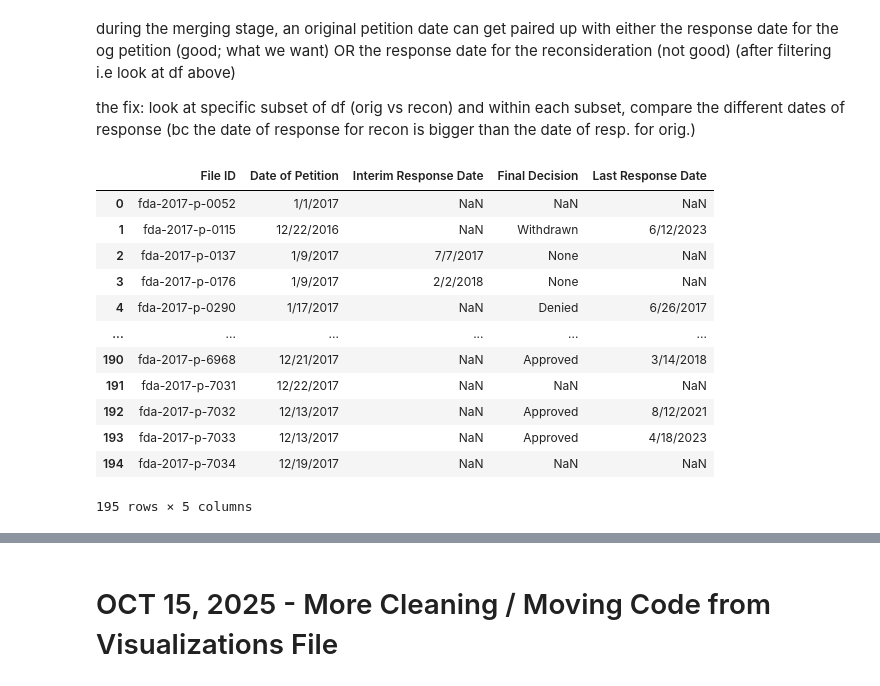
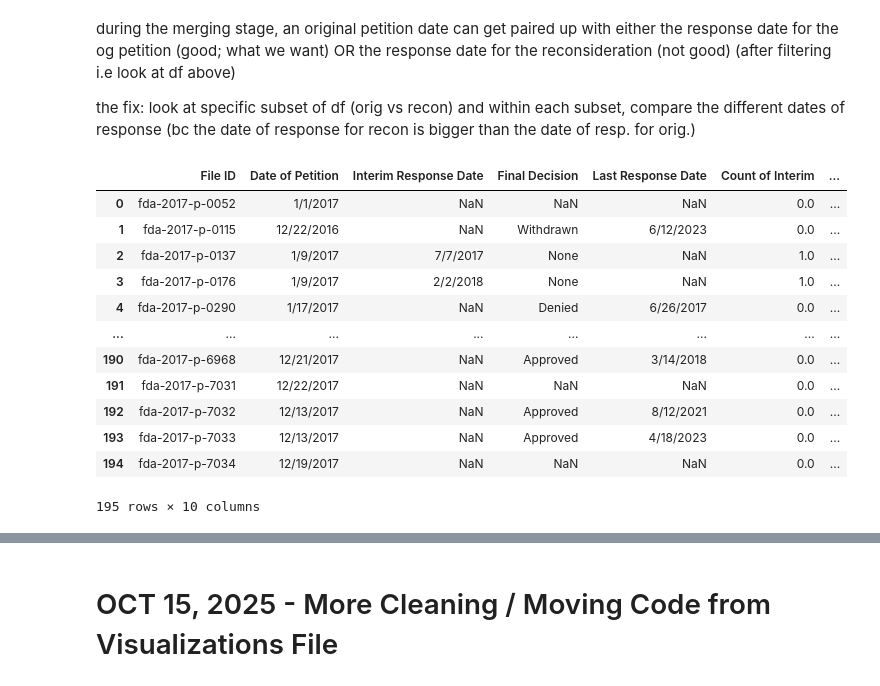
Before and after one commit to aanht/ucb-fda-citizen-project, a Jupyter notebook: FDA_Citizen_Cleaning_Data.ipynb, the cells around one changed output, grey strips where cells are left out. Cells and saved outputs as stored; diff of their text form; code cells hidden in the pictures.

```diff
--- a/FDA_Citizen_Cleaning_Data.ipynb
+++ b/FDA_Citizen_Cleaning_Data.ipynb
@@ -366,52 +364,92 @@ the fix: look at specific subset of df (orig vs recon) and within each subset, c
 # %%
 def find_correct_pairs(group):
     # (parameter) group: subset dataframe of long_df (merged); this subset df is long_df grouped by file id and date of petition ->
+
+    def filter_helper(df, date, column):
+        result = None
+
+        # check if date exists
+        if pd.notna(date) and not df.empty:
+            matching = df.loc[df["Date of Response"] == date]
+
+            if not matching.empty:
+                result = matching[column].iloc[0]
+
+        return result
     # get a subset of original petit and reconsideration
     petition_date = group["Date of Petition"].iloc[0]
     valid_resp = group[pd.to_datetime(group["Date of Response"], errors="coerce") > pd.to_datetime(petition_date, errors="coerce")]
 
-    # Within the valid responses, find the earliest interim
-    interims = valid_resp[valid_resp['Response to Petition'].str.lower().str.contains("interim", na=False)]
+    # within the valid responses, find the earliest interim
+    interims = valid_resp[valid_resp["Response to Petition"].str.lower().str.contains("interim", na=False)]
     earliest_interim_date = interims["Date of Response"].min()
 
     # within the valid responses, find the latest FINAL decision (non-interim)
     finals = valid_resp[~valid_resp["Response to Petition"].str.lower().str.contains("interim", na=False)]
     latest_final_date = finals["Date of Response"].max()
 
     # get the final decision w/ that (above ^) latest final date
-    final_decision_text = finals.loc[finals["Date of Response"] == latest_final_date, "Response to Petition"].iloc[0] if not finals.empty else None
+    # finals.loc[finals["Date of Response"] == latest_final_date, "Response to Petition"].iloc[0] if not finals.empty else None
+    final_decision_text = filter_helper(finals, latest_final_date, "Response to Petition")
+
+    # count of interim responses for each file id
+    interim_counts = len(interims)
+
+    # responding FDA center
+    # finals.loc[finals["Date of Response"] == latest_final_date, "Responding FDA Center"].iloc[0] if not finals.empty else None
+    fda_center = filter_helper(finals, latest_final_date, "Responding FDA Center")
+
+    # cited statutes or regulations (ignoring interim)
+    #statutes_regs = finals.loc[finals["Date of Response"] == latest_final_date, "Cited Statutes or Regulations"].iloc[0] if not finals.empty else None
+    statutes_regs = filter_helper(finals, latest_final_date, "Cited Statutes or Regulations")
+
+    # justification for interim response
+    #justif_interim = interims.loc[interims["Date of Response"] == earliest_interim_date, "Justification for Response"].iloc[0] if not finals.empty else None
+    justif_interim = filter_helper(interims, earliest_interim_date, "Justification for Response")
+
+    # justification for final response
+    #justif_final = finals.loc[finals["Date of Response"] == latest_final_date, "Justification for Response"].iloc[0] if not finals.empty else None
+    justif_final = filter_helper(finals, latest_final_date, "Justification for Response")
+
 
     # return a series w/ the results for the specific group
     return pd.Series({
         "Interim Response Date": earliest_interim_date,
         "Final Decision": final_decision_text,
-        "Last Response Date": latest_final_date
+        "Last Response Date": latest_final_date,
+        "Count of Interim": interim_counts,
+        "Responding FDA Center (of Final Decision)": fda_center,
+        "Responses Cited Statutes or Regulations": statutes_regs,
+        "Justification for Interim Response": justif_interim,
+        "Justification for Final Response": justif_final
     })
 
 aggregated_responses = long_df.groupby(["File ID", "Date of Petition"]).apply(find_correct_pairs).reset_index()
 final_df = pd.merge(
     petitions_2017_main,
     aggregated_responses,
-    on=['File ID', 'Date of Petition'],
-    how='left'
+    on=["File ID", "Date of Petition"],
+    how="left"
 )
 
 display(aggregated_responses)
+
+# check for correctness
 display(final_df[final_df["File ID"].isin(recon_petit_id["File ID"])])
 # %% [output]
-|  | File ID | Date of Petition | Interim Response Date | Final Decision | Last Response Date |
-| 0 | fda-2017-p-0052 | 1/1/2017 | NaN | NaN | NaN |
-| 1 | fda-2017-p-0115 | 12/22/2016 | NaN | Withdrawn | 6/12/2023 |
-| 2 | fda-2017-p-0137 | 1/9/2017 | 7/7/2017 | None | NaN |
-| 3 | fda-2017-p-0176 | 1/9/2017 | 2/2/2018 | None | NaN |
-| 4 | fda-2017-p-0290 | 1/17/2017 | NaN | Denied | 6/26/2017 |
-| ... | ... | ... | ... | ... | ... |
-| 190 | fda-2017-p-6968 | 12/21/2017 | NaN | Approved | 3/14/2018 |
-| 191 | fda-2017-p-7031 | 12/22/2017 | NaN | NaN | NaN |
-| 192 | fda-2017-p-7032 | 12/13/2017 | NaN | Approved | 8/12/2021 |
-| 193 | fda-2017-p-7033 | 12/13/2017 | NaN | Approved | 4/18/2023 |
-| 194 | fda-2017-p-7034 | 12/19/2017 | NaN | NaN | NaN |
+|  | File ID | Date of Petition | Interim Response Date | Final Decision | Last Response Date | Count of Interim | ... |
+| 0 | fda-2017-p-0052 | 1/1/2017 | NaN | NaN | NaN | 0.0 | ... |
+| 1 | fda-2017-p-0115 | 12/22/2016 | NaN | Withdrawn | 6/12/2023 | 0.0 | ... |
+| 2 | fda-2017-p-0137 | 1/9/2017 | 7/7/2017 | None | NaN | 1.0 | ... |
+| 3 | fda-2017-p-0176 | 1/9/2017 | 2/2/2018 | None | NaN | 1.0 | ... |
+| 4 | fda-2017-p-0290 | 1/17/2017 | NaN | Denied | 6/26/2017 | 0.0 | ... |
+| ... | ... | ... | ... | ... | ... | ... | ... |
+| 190 | fda-2017-p-6968 | 12/21/2017 | NaN | Approved | 3/14/2018 | 0.0 | ... |
+| 191 | fda-2017-p-7031 | 12/22/2017 | NaN | NaN | NaN | 0.0 | ... |
+| 192 | fda-2017-p-7032 | 12/13/2017 | NaN | Approved | 8/12/2021 | 0.0 | ... |
+| 193 | fda-2017-p-7033 | 12/13/2017 | NaN | Approved | 4/18/2023 | 0.0 | ... |
+| 194 | fda-2017-p-7034 | 12/19/2017 | NaN | NaN | NaN | 0.0 | ... |
-195 rows × 5 columns
+195 rows × 10 columns
 |  | File ID | Petition File Name | Date of Petition | Was_Withdrawn | Document Type | Submitter | ... |
 | 78 | fda-2017-p-3196 | FDA-2017-P-3196-0001_Citizen_Peti... | 5/18/2017 | False | original petition | Individual citizen petition submi... | ... |
 | 79 | fda-2017-p-3196 | FDA-2017-P-3196-0072_Citizen_Peti... | 11/13/2017 | False | reconsideration | Philip Spiller, along with: Georg... | ... |
```
Also changed, not shown: parts of 9 cells of this notebook, 4 other files.
